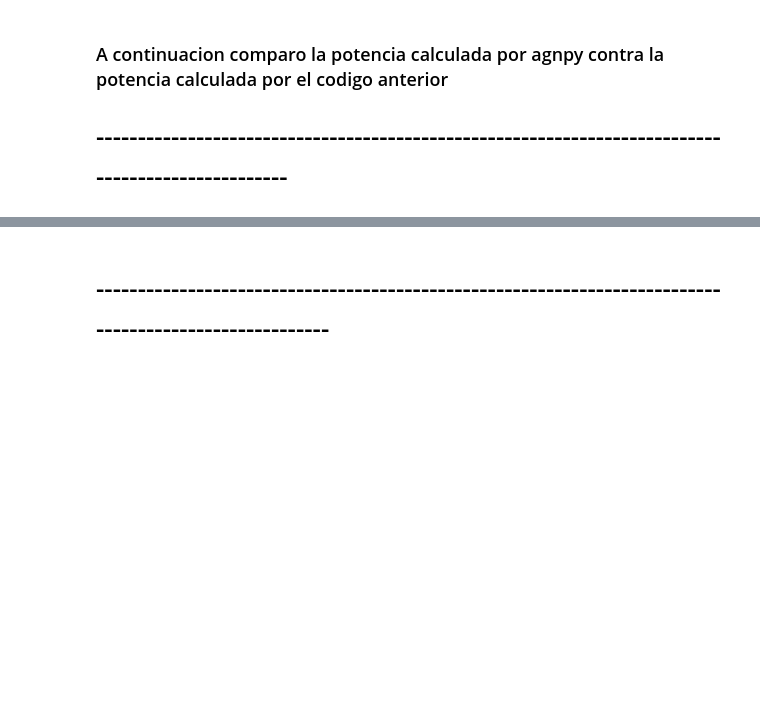
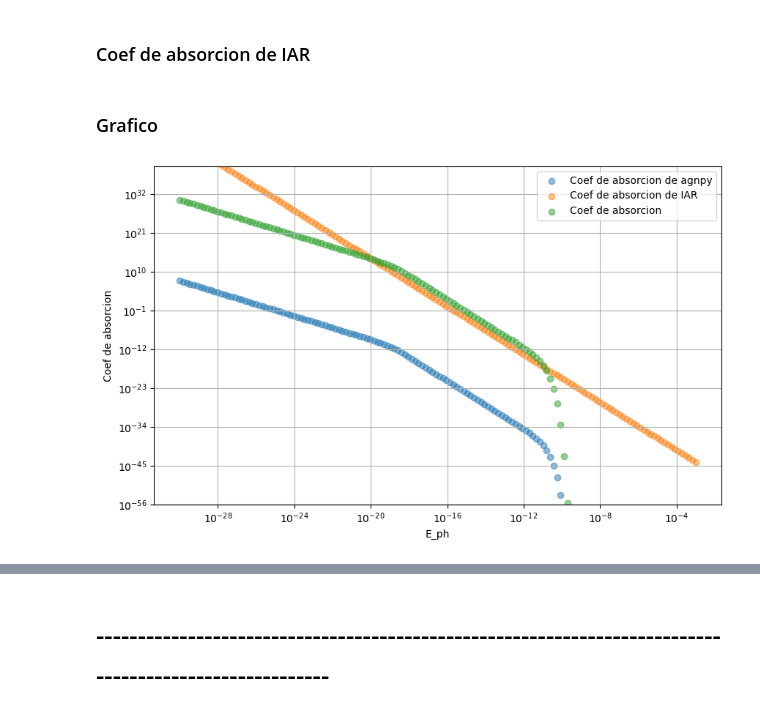
Before and after one commit to santimda/ExtendedJet, a Jupyter notebook: emisividad1.ipynb, the cells around one changed output, grey strips where cells are left out. Cells and saved outputs as stored; diff of their text form; code cells hidden in the pictures; blank space fills up the shorter version.

Commit message:
Añadido coeficientes de absorcion

```diff
--- a/emisividad1.ipynb
+++ b/emisividad1.ipynb
@@ -68,5 +70,5 @@ def PowerFunction(E_ph, E, B, pitch_angle=np.pi/2):
     # R = np.power(x, 1./3.) * np.exp(-x)
 
     # # Compute the emitted power
-    P = K * B * np.sin(pitch_angle) * R
+    P = K * B  * R* np.sin(pitch_angle)
     return P # [erg s^-1 erg^-1]
@@ -75,6 +145,7 @@ Emin = 2*m_e*c**2
 Emax = 1e4*m_e*c**2
 E = np.geomspace(Emin, Emax, 100)
 p = 2.8
-N = np.power(E, -p)
+K_0=1
+N = K_0*np.power(E, -p)
 B = 1
 E_ph = np.geomspace(1e-30, 1e-3, 150)
@@ -80,0 +156,2 @@ E_ph = np.geomspace(1e-30, 1e-3, 150)
+# %% [markdown]
+### Coef de absorcion de IAR
@@ -81,7 +187,29 @@ E_ph = np.geomspace(1e-30, 1e-3, 150)
+# %% [markdown]
+### Grafico
+# %%
+# Plotting
+plt.figure(figsize=(10, 6))
+
+# Plot single-particle synchrotron power
+plt.scatter(E_ph, cte_abs, label="Coef de absorcion de agnpy", marker='o', alpha=0.5)
+plt.scatter(E_ph, alpha, label="Coef de absorcion de IAR", marker='o', alpha=0.5)
+# Plot power function
+plt.scatter(E_ph, k_vec, label="Coef de absorcion", marker='o', alpha=0.5)
+
+# Labels and title
+plt.xlabel("E_ph")
+plt.ylabel("Coef de absorcion")
+plt.title("")
+plt.legend(bbox_to_anchor=[1, 1])
+plt.grid()
+plt.ylim(1e-56,1e40)
+plt.xscale('log')
+plt.yscale('log')
+# Show the plot
+plt.show()
+# %% [output]
+[figure, added]
 # %%
 P = np.zeros((np.size(E_ph), np.size(E)))
 for i, e_ in enumerate(E_ph):
     P[i] = PowerFunction(e_, E, B)
-# %% [markdown]
-### A continuacion comparo la potencia calculada por agnpy contra la potencia calculada por el codigo anterior
-# --------------------------------------------------------------------------------------------------
```
Also changed, not shown: parts of 18 cells of this notebook.
